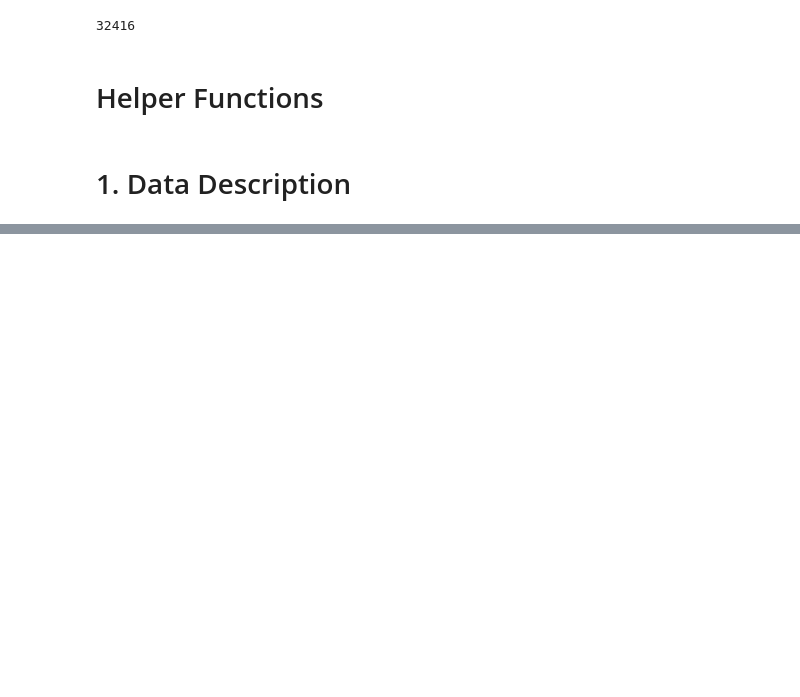
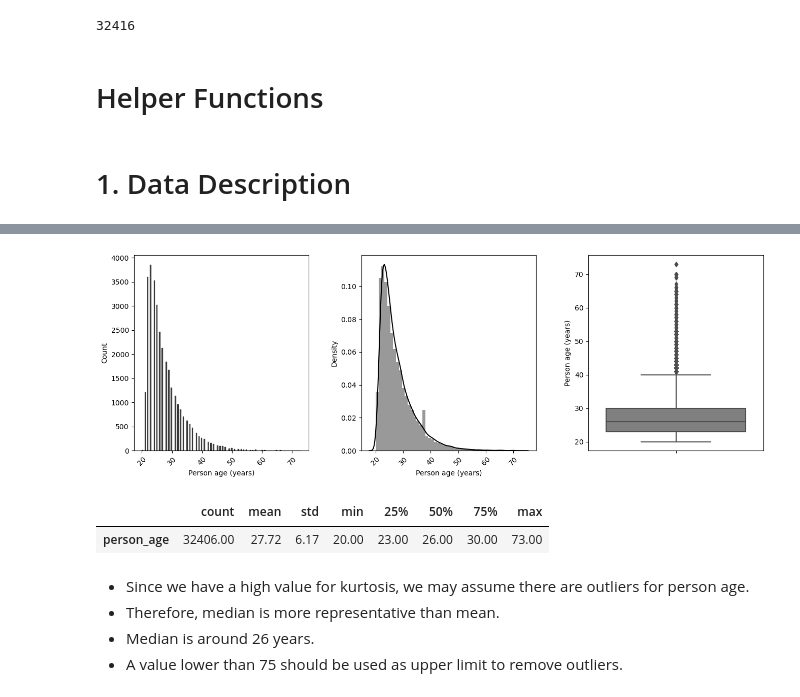
Before and after one commit to lucasquemelli/credit_risk_assessment, a Jupyter notebook: credit_risk_assessment.ipynb, the cells around one changed output, grey strips where cells are left out. Cells and saved outputs as stored; diff of their text form; code cells hidden in the pictures; blank space fills up the shorter version.

```diff
--- a/credit_risk_assessment.ipynb
+++ b/credit_risk_assessment.ipynb
@@ -165,0 +308,34 @@ def cramers_v(x, y):
+# %%
+aux = num_attributes.copy()
+aux = aux[aux["person_age"] <= 75]
+
+plt.figure(figsize=(16,5))
+
+plt.subplot(1,3,1)
+sns.histplot(aux["person_age"], color="black")
+plt.xlabel("Person age (years)")
+plt.xticks(rotation=45);
+
+plt.subplot(1,3,2)
+sns.distplot(aux["person_age"], color="black")
+plt.xlabel("Person age (years)")
+plt.xticks(rotation=45);
+
+plt.subplot(1,3,3)
+sns.boxplot(y='person_age',data=aux, color="gray")
+plt.ylabel("Person age (years)")
+
+plt.subplots_adjust(wspace = 0.30);
+# %% [output]
+[figure, added]
+# %%
+pd.set_option('display.float_format', lambda x: '%.2f' % x)
+pd.DataFrame(aux["person_age"]).describe().T
+# %% [output]
+|  | count | mean | std | min | 25% | 50% | 75% | max |
+| person_age | 32406.00 | 27.72 | 6.17 | 20.00 | 23.00 | 26.00 | 30.00 | 73.00 |
+# %% [markdown]
+- Since we have a high value for kurtosis, we may assume there are outliers for person age.
+- Therefore, median is more representative than mean.
+- Median is around 26 years.
+- A value lower than 75 should be used as upper limit to remove outliers.
```
Also changed, not shown: parts of 20 cells of this notebook.
